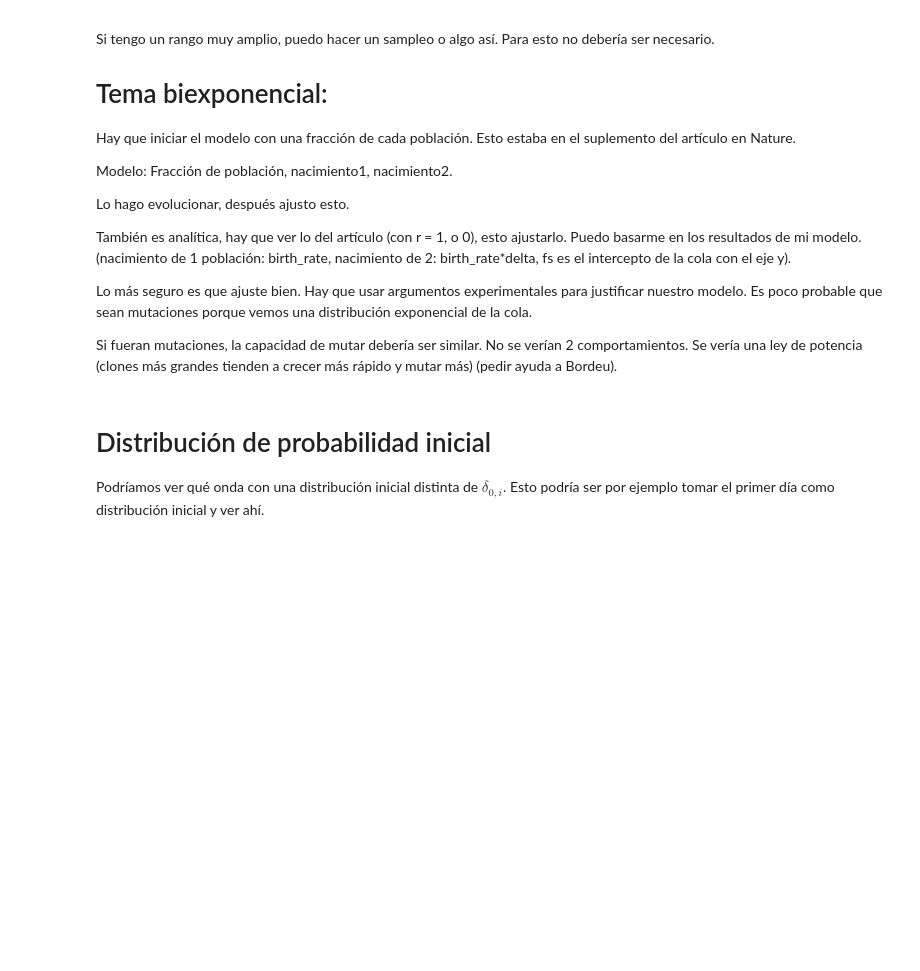
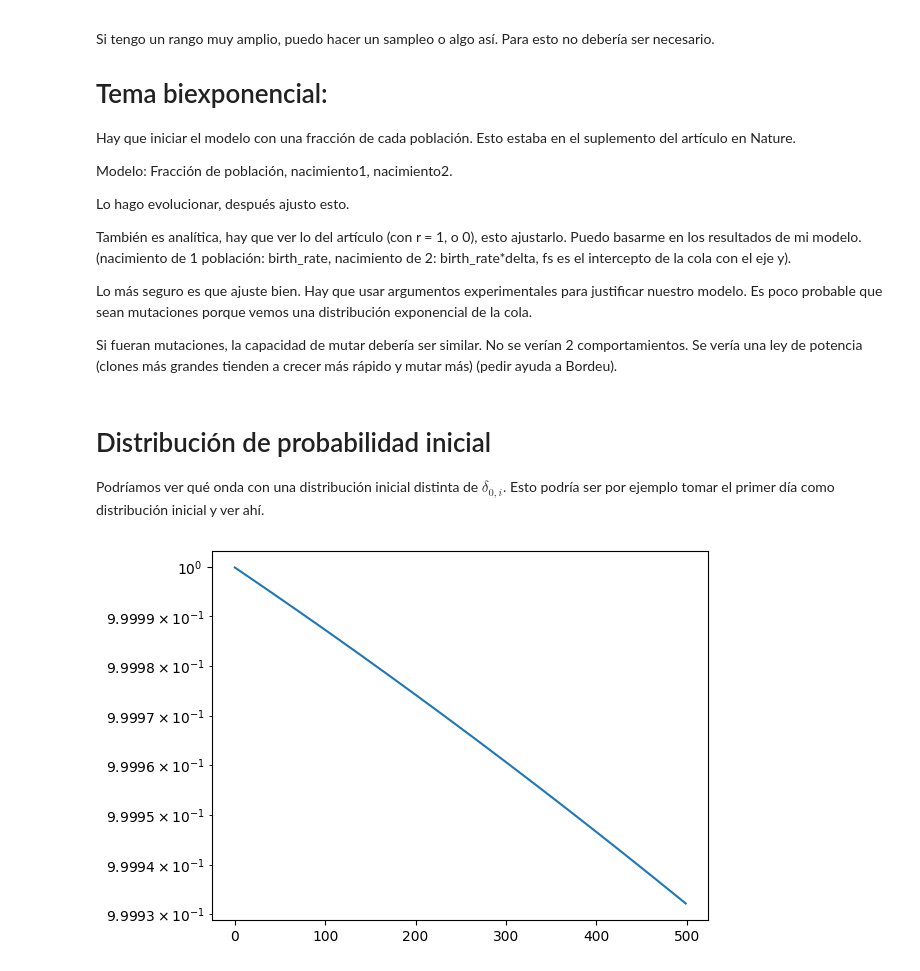
Before and after one commit to Miguel-Escobar/Dinamica-de-Clones, a Jupyter notebook: Notes.ipynb, the cells around one changed output. Cells and saved outputs as stored; diff of their text form; code cells hidden in the pictures; blank space fills up the shorter version.

```diff
--- a/Notes.ipynb
+++ b/Notes.ipynb
@@ -67,0 +66,40 @@ Podríamos ver qué onda con una distribución inicial distinta de $\delta_{0,i}
+# %%
+import numpy as np
+import matplotlib.pyplot as plt
+import birdepy as bd
+
+# Initial distribution:
+lam = 10.0
+poisson_dist_sizes = np.arange(1, 101)
+poisson_probs = [lam**n * np.exp(-lam) / np.math.factorial(n) for n in poisson_dist_sizes]
+
+
+init_dist_sizes = [1, 100]
+init_dist_probs = [0.99, 0.1]
+
+# Parameters for a linear BDP:
+birth_rate = 1
+death_rate = 0.1
+
+params = [birth_rate, death_rate]
+
+# Probability density matrix for init_dist_sizes:
+
+def linear_probability_matrix(init_dist_sizes, init_dist_probs, time, params, nmin=1, nmax=1000, method='expm', **kwargs):
+    """
+    Probability density matrix for linear BDP.
+    """
+    n = np.arange(nmin, nmax+1)
+    temp_p = bd.probability(init_dist_sizes, n, time, params, model='linear', method=method, **kwargs)
+    p = np.zeros(nmax)
+    for index, prob in enumerate(init_dist_probs):
+        p += temp_p[index].T * prob
+
+    return p.T
+
+if __name__ == "__main__":
+    plt.plot((1-np.cumsum(linear_probability_matrix(poisson_dist_sizes, poisson_probs, 10, params, nmin=1, nmax=500, method='expm')))[0:500])
+    plt.yscale('log')
+    plt.show()
+# %% [output]
+[figure, added]
```
Also changed, not shown: parts of 2 cells of this notebook, 10 other files.
